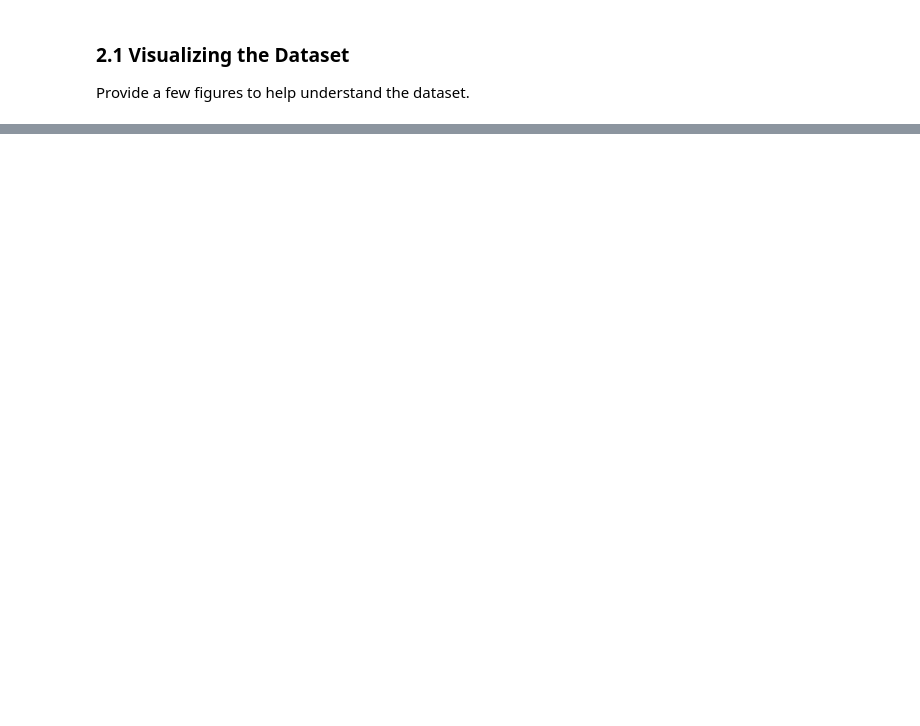
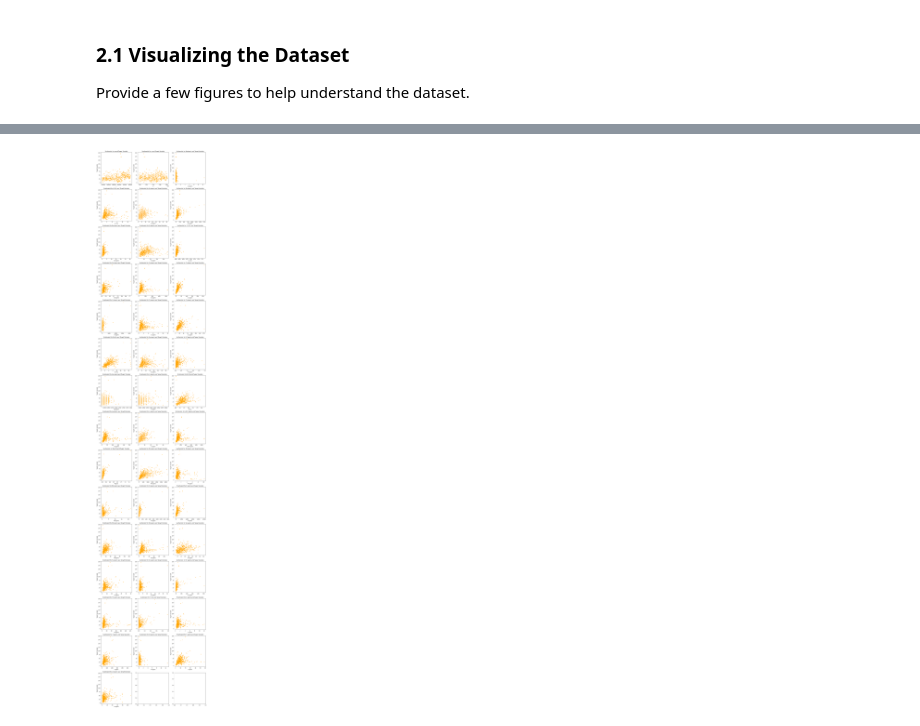
Before and after one commit to rodreras/StreamSamples_ML, a Jupyter notebook: milestone1/02_visual_exploration.ipynb, the cells around one changed output, grey strips where cells are left out. Drawn from its saved outputs; the diff is of its cells as text; code cells hidden in the pictures; blank space fills up the shorter version.

```diff
--- a/milestone1/02_visual_exploration.ipynb
+++ b/milestone1/02_visual_exploration.ipynb
@@ -26,21 +164,21 @@ Provide a few figures to help understand the dataset.
 # %%
-start_time = time.time()
-fig, axs = plt.subplots(17, 3, figsize=(15, 5 *13))
+target_variable = df_train.columns[-1]
+fig, axs = plt.subplots(15, 3, figsize=(15, 5 * 15))
 
 # Flatten the axs array for easy indexing
 axs = axs.flatten()
 
 # Loop through feature names
-for i in range(len(feature_names)):
-    axs[i].scatter(X[feature_names[i]], y, s = 10, color = 'orange')
-    axs[i].set_title(f'Scatterplot for {feature_names[i]} and Zn (ppm)')
-    axs[i].set_xlabel(feature_names[i])
-    axs[i].set_ylabel('Zn (ppm)')
+for i in range(len(df_train.columns)-1):  # Exclude the last column (assuming it's the target variable)
+    axs[i].scatter(df_train[df_train.columns[i]], df_train[target_variable], s=10, color='orange')
+    axs[i].set_title(f'Scatterplot for {df_train.columns[i]} and Target Variable')
+    axs[i].set_xlabel(df_train.columns[i])
+    axs[i].set_ylabel('Target Variable')
 
-end_time = time.time()
-print("Time taken to plot:", end_time - start_time)
 # Adjust layout for better spacing
 plt.tight_layout()
 
 # Show the plots
 plt.show()
+# %% [output]
+[figure, added]
```
Also changed, not shown: parts of 15 cells of this notebook, 1 other file.
